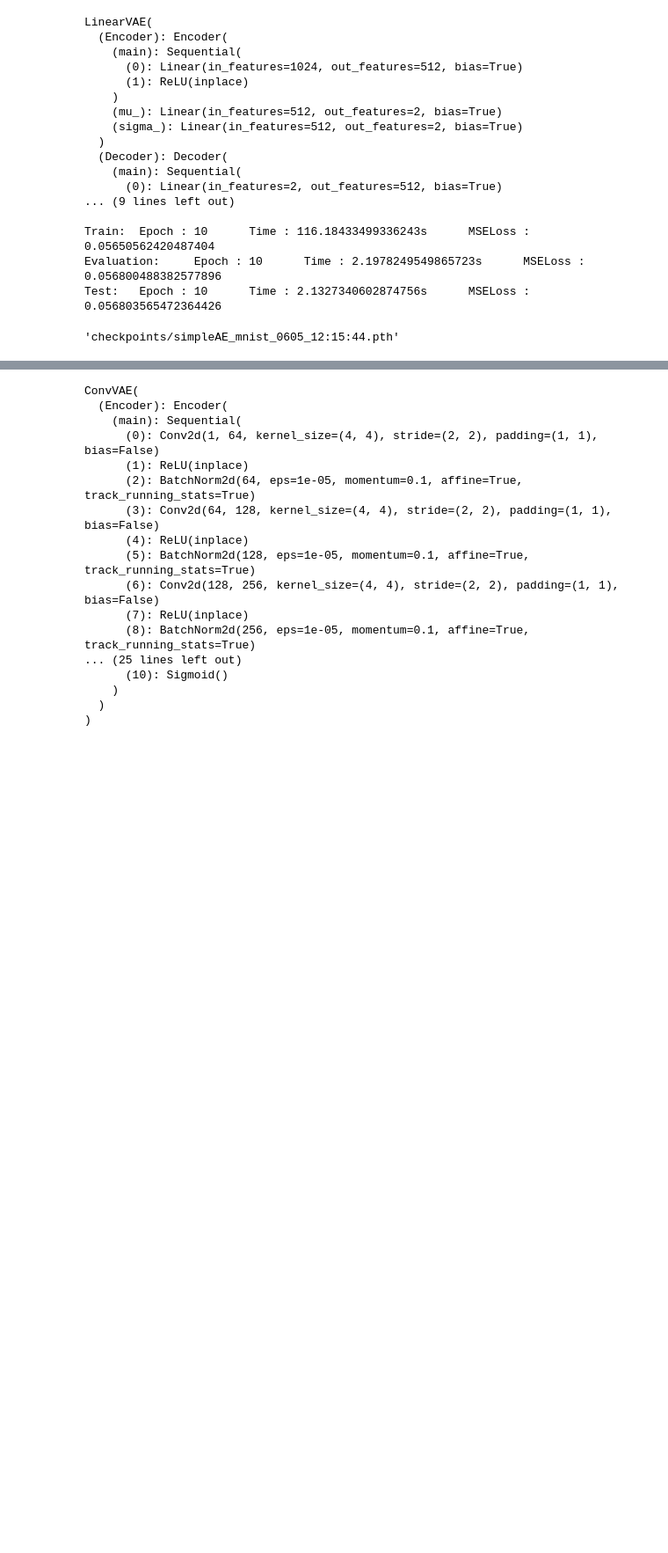
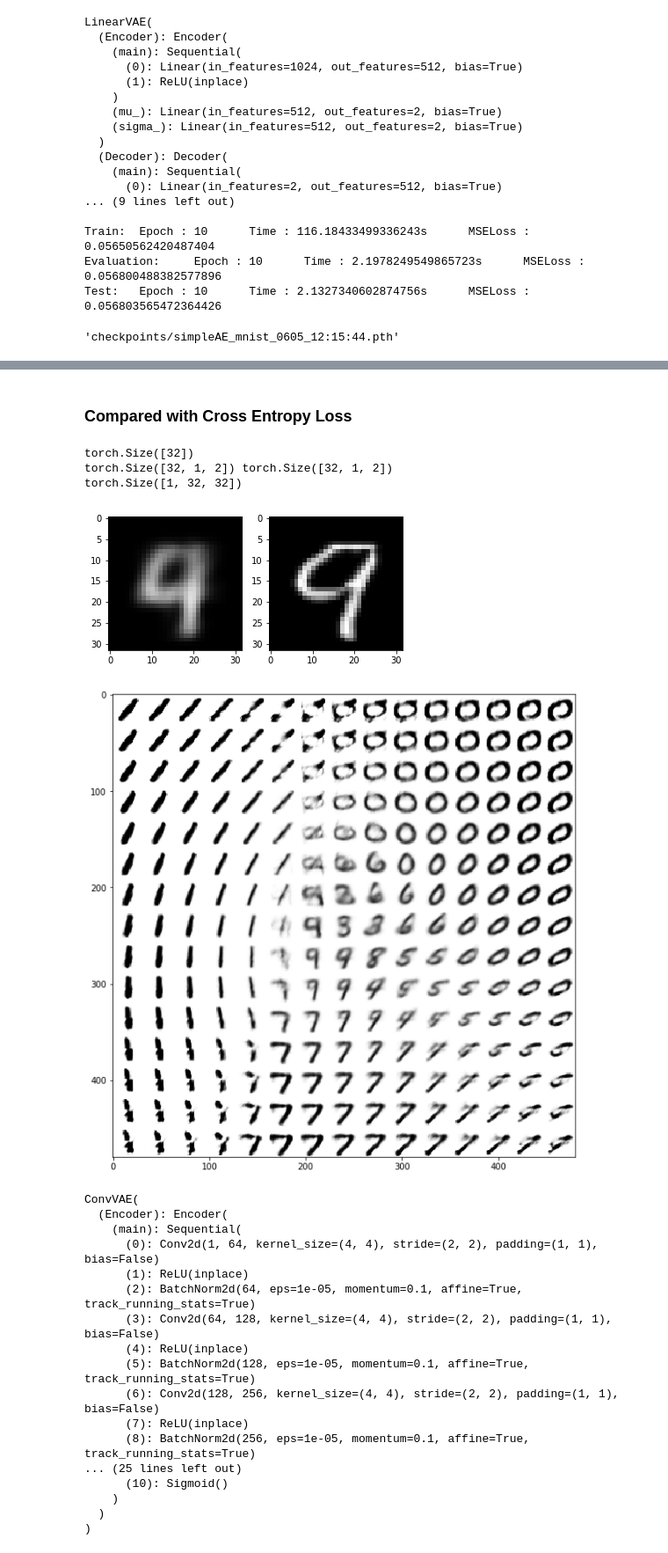
Before and after one commit to yangcyself/CS385ML, a Jupyter notebook: Reconstruction/Comparison_mnist.ipynb, the cells around one changed output, grey strips where cells are left out. Shown at 88% size. Cells and saved outputs as stored; diff of their text form; code cells hidden in the pictures; blank space fills up the shorter version.

```diff
--- a/Reconstruction/Comparison_mnist.ipynb
+++ b/Reconstruction/Comparison_mnist.ipynb
@@ -184,4 +182,14 @@ torch.Size([1, 32, 32])
 [figure]
+# %% [markdown]
+### Compared with Cross Entropy Loss
+# %%
+visualize(Linear_VAE, train_loader, 'checkpoints/LinearVAE_2_mnist_0607_01:01:05.pth')
+# %% [output]
+torch.Size([32])
+torch.Size([32, 1, 2]) torch.Size([32, 1, 2])
+torch.Size([1, 32, 32])
+[figure, added]
+[figure, added]
 # %%
 optimizer = torch.optim.Adam(Conv_VAE.parameters(), lr=1e-5, betas=(0.9, 0.999), eps=1e-8) # (beta1, beta2)
 solver = ConvSolver(Conv_VAE, loss_function, optimizer)
```
Also changed, not shown: parts of 12 cells of this notebook, 9 other files.
